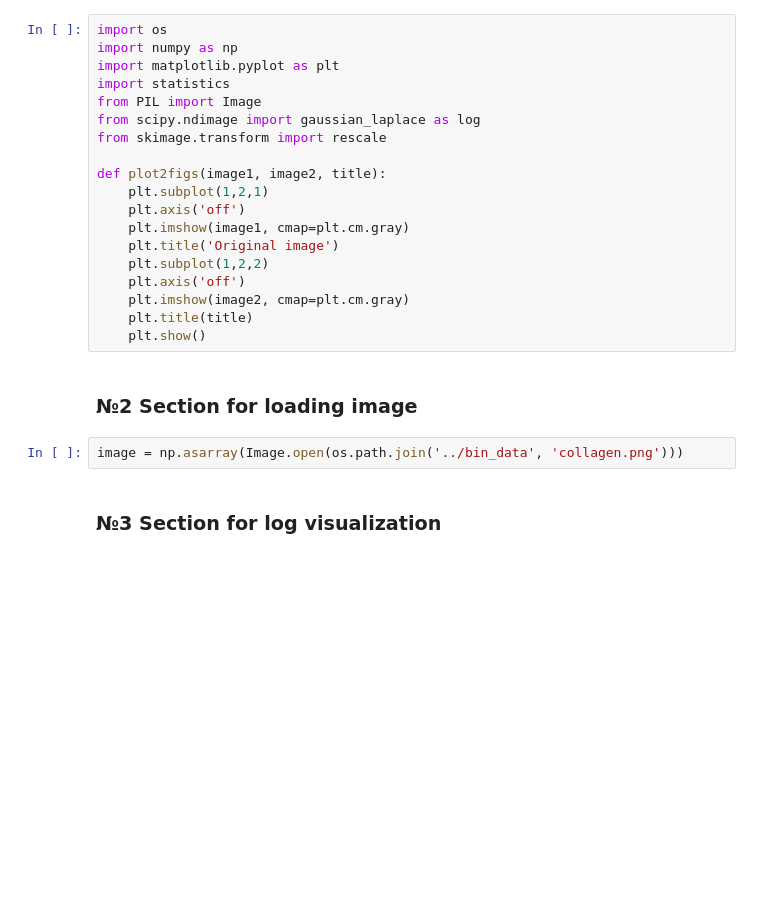
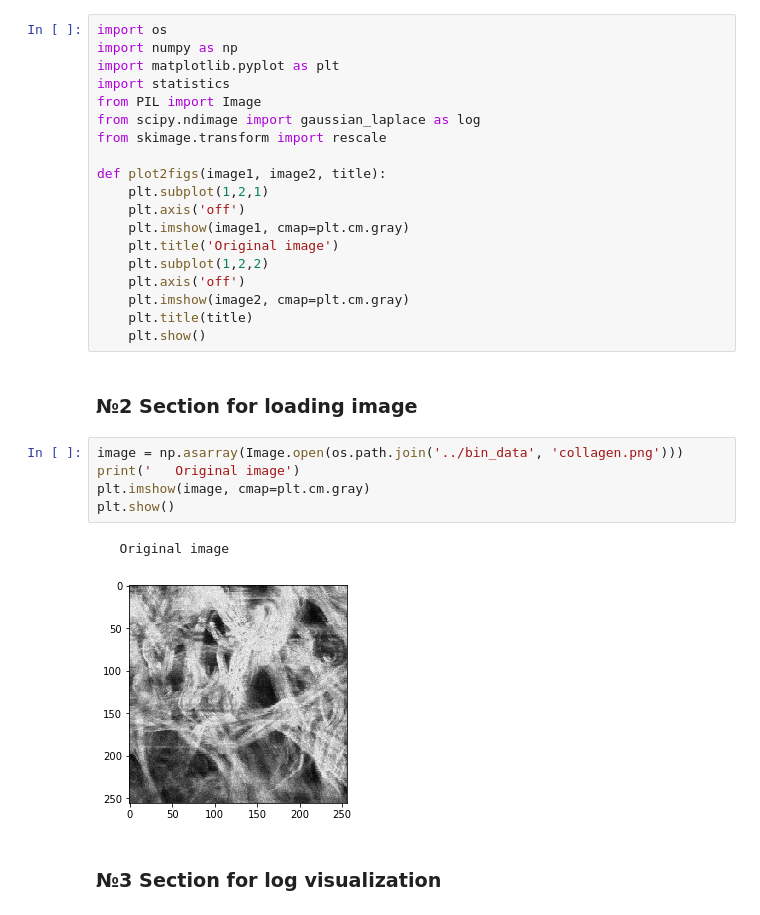
Before and after one commit to biophotonics-lab-tsu/monograph, a Jupyter notebook: 3rd chapter/log.ipynb, the cells around one changed output. Cells and saved outputs as stored; diff of their text form; blank space fills up the shorter version.

```diff
--- a/3rd chapter/log.ipynb
+++ b/3rd chapter/log.ipynb
@@ -23,6 +23,12 @@ def plot2figs(image1, image2, title):
 ### №2 Section for loading image
 # %%
 image = np.asarray(Image.open(os.path.join('../bin_data', 'collagen.png')))
+print('   Original image')
+plt.imshow(image, cmap=plt.cm.gray)
+plt.show()
+# %% [output]
+   Original image
+[figure, added]
 # %% [markdown]
 ### №3 Section for log visualization
 # %%
```
Also changed, not shown: 4 other files.
